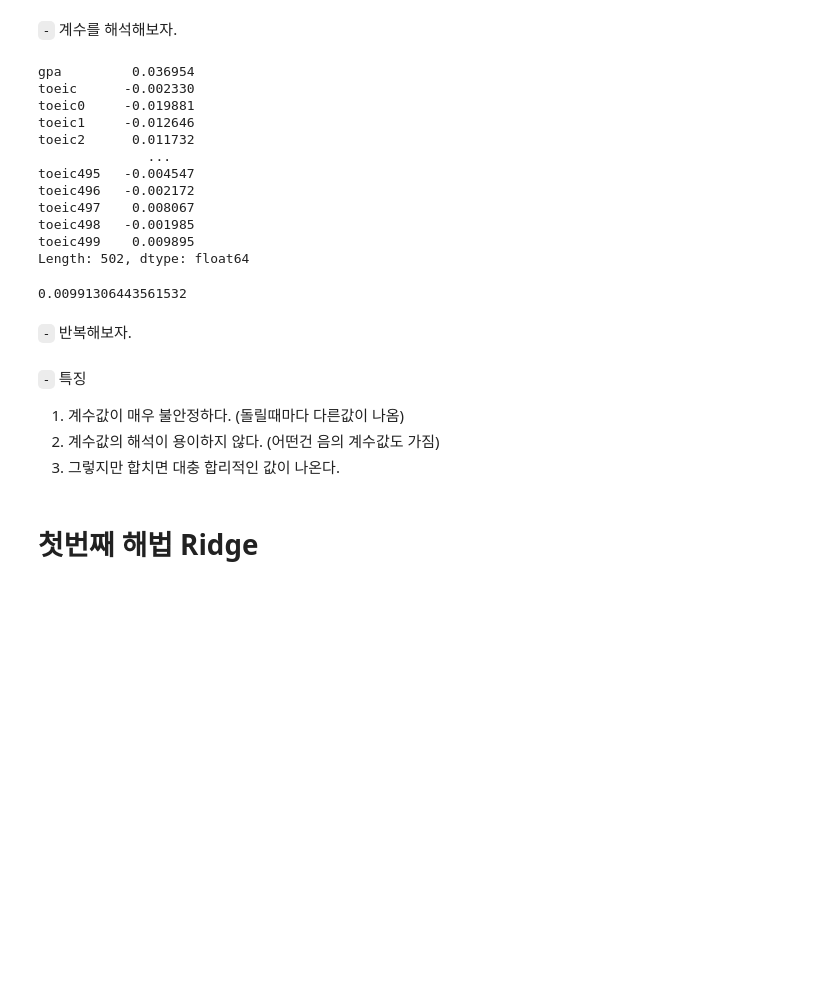
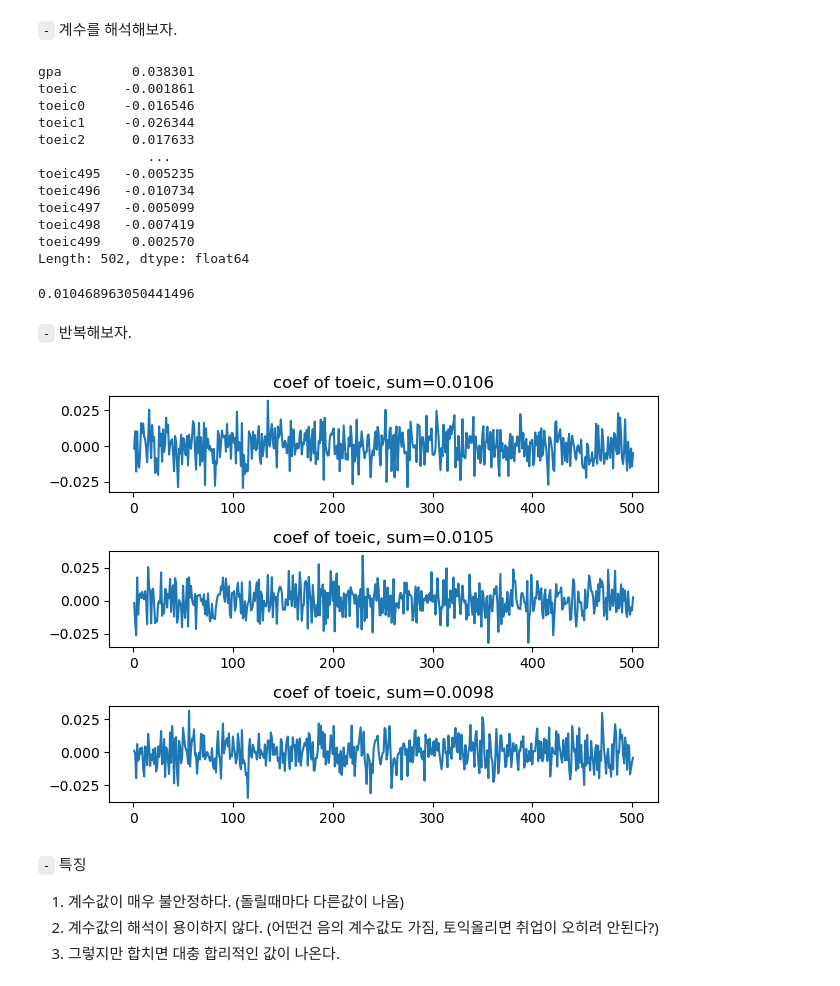
Before and after one commit to guebin/MP2023, a Jupyter notebook: posts/06wk-022.ipynb, the cells around one changed output. Saved outputs shown, nothing was run; the diff lists cells and outputs as text; code cells hidden in the pictures; blank space fills up the shorter version.

```diff
--- a/posts/06wk-022.ipynb
+++ b/posts/06wk-022.ipynb
@@ -55,3 +55 @@ df
 500 rows × 503 columns
-# %%
-df['employment_score'] = np.nan
@@ -262,19 +258,19 @@ s = pd.Series(predictr.coef_.reshape(-1))
 s.index = X.columns
 s
 # %% [output]
-gpa         0.036954
-toeic      -0.002330
-toeic0     -0.019881
-toeic1     -0.012646
-toeic2      0.011732
+gpa         0.038301
+toeic      -0.001861
+toeic0     -0.016546
+toeic1     -0.026344
+toeic2      0.017633
               ...
-toeic495   -0.004547
-toeic496   -0.002172
-toeic497    0.008067
-toeic498   -0.001985
-toeic499    0.009895
+toeic495   -0.005235
+toeic496   -0.010734
+toeic497   -0.005099
+toeic498   -0.007419
+toeic499    0.002570
 Length: 502, dtype: float64
 # %%
-s['toeic':'toeic499'].sum()
+s['toeic':'toeic499'].sum() # 더하니까 얼추 맞는다?
 # %% [output]
-0.00991306443561532
+0.010468963050441496
@@ -287,24 +279,22 @@ import matplotlib.pyplot as plt
 # %%
 fig, ax = plt.subplots(3)
 for i in range(3):
     df_train, df_test = sklearn.model_selection.train_test_split(df,test_size=0.3,random_state=i)
     X = df_train.drop(['employment_score'],axis=1)
     y = df_train[['employment_score']]
     XX = df_test.drop(['employment_score'],axis=1)
     yy = df_test[['employment_score']]
     predictr = sklearn.linear_model.LinearRegression()
     predictr.fit(X,y)
     s = pd.Series(predictr.coef_.reshape(-1))
-    s.index = X.columns
-    toeic_coefs = s['toeic0':'toeic499'].tolist() + s[['toeic']].tolist()
-    ax[i].plot(toeic_coefs,color='C0')
-    ax[i].set_title(f'coef of toeic, sum={sum(toeic_coefs):.4f}')
+    ax[i].plot(s[1:],color='C0')
+    ax[i].set_title(f'coef of toeic, sum={sum(s[1:]):.4f}')
 fig.tight_layout()
+# %% [output]
+[figure, added]
 # %% [markdown]
 `-` 특징
 
 1. 계수값이 매우 불안정하다. (돌릴때마다 다른값이 나옴)
-2. 계수값의 해석이 용이하지 않다. (어떤건 음의 계수값도 가짐)
+2. 계수값의 해석이 용이하지 않다. (어떤건 음의 계수값도 가짐, 토익올리면 취업이 오히려 안된다?)
 3. 그렇지만 합치면 대충 합리적인 값이 나온다.
-# %% [markdown]
-# 첫번째 해법 Ridge
```
Also changed, not shown: parts of 43 cells of this notebook.
